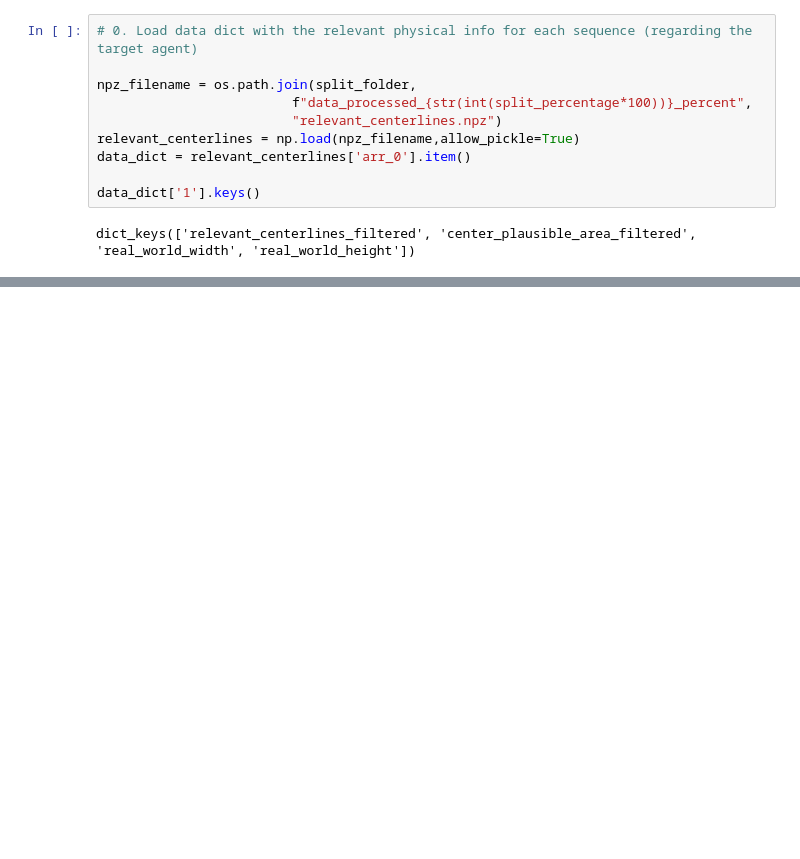
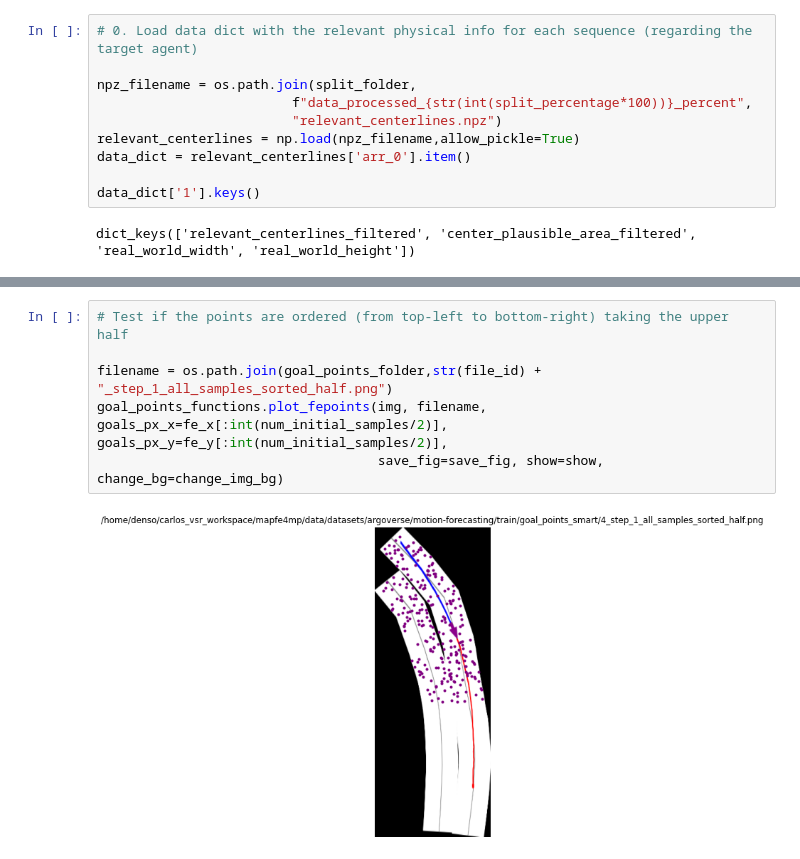
Before and after one commit to Cram3r95/mapfe4mp, a Jupyter notebook: evaluate/argoverse/test_goal_points_smart.ipynb, the cells around one changed output, grey strips where cells are left out. Saved outputs shown, nothing was run; the diff lists cells and outputs as text; blank space fills up the shorter version.

```diff
--- a/evaluate/argoverse/test_goal_points_smart.ipynb
+++ b/evaluate/argoverse/test_goal_points_smart.ipynb
@@ -166,3 +166,11 @@ goal_points_functions.plot_fepoints(img, filename, goals_px_x=fe_x, goals_px_y=f
+# %%
+# Test if the points are ordered (from top-left to bottom-right) taking the upper half
+
+filename = os.path.join(goal_points_folder,str(file_id) + "_step_1_all_samples_sorted_half.png")
+goal_points_functions.plot_fepoints(img, filename, goals_px_x=fe_x[:int(num_initial_samples/2)], goals_px_y=fe_y[:int(num_initial_samples/2)],
+                                    save_fig=save_fig, show=show, change_bg=change_img_bg)
+# %% [output]
+[figure, added]
 # %%
 # 2. Transform the selected pixels to real-world points (global coordinates)
 
```
Also changed, not shown: parts of 3 cells of this notebook, 9 other files.
